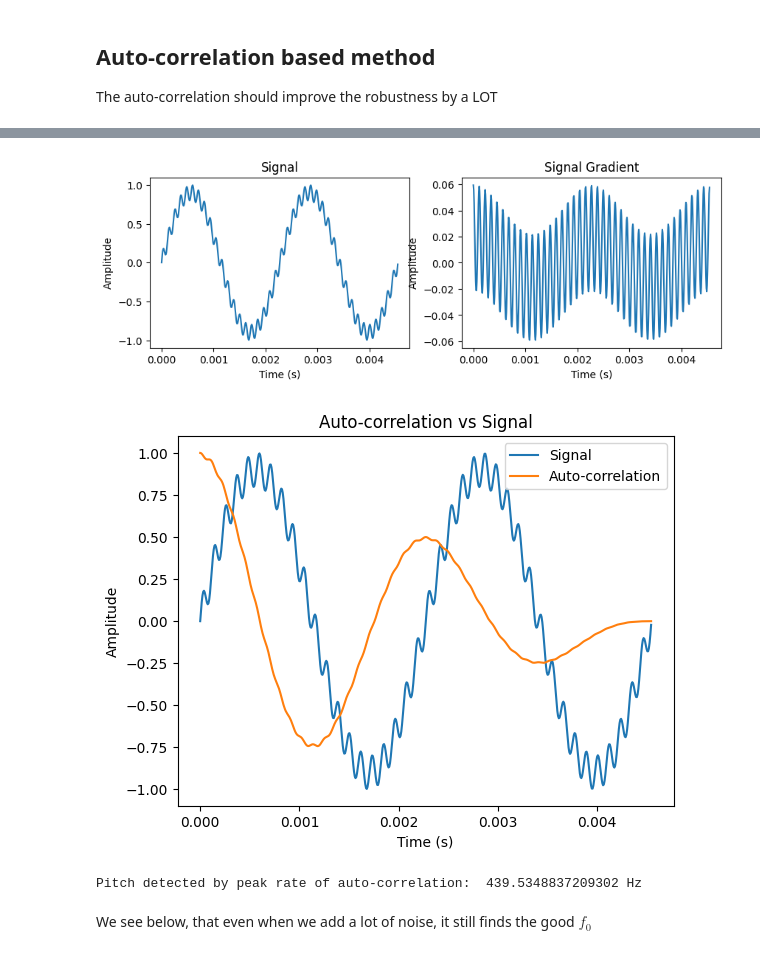
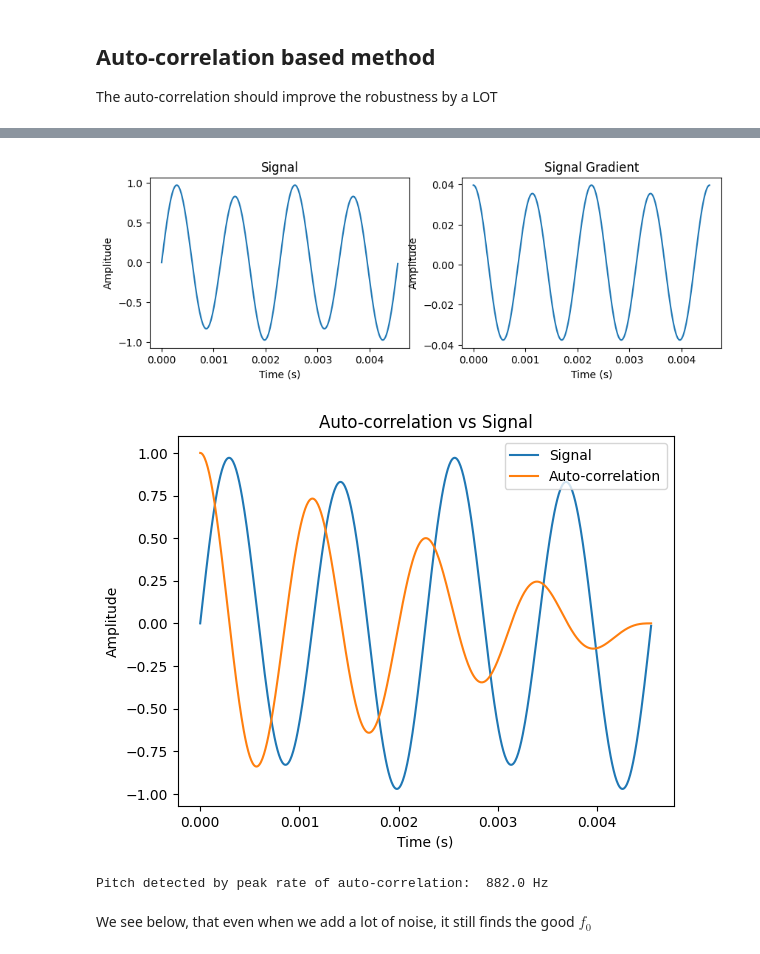
Before and after one commit to nathan-rousselot/pyautotune, a Jupyter notebook: notebooks/pitch_detection_lab.ipynb, the cells around one changed output, grey strips where cells are left out. Drawn from its saved outputs; the diff is of its cells as text; code cells hidden in the pictures.

```diff
--- a/notebooks/pitch_detection_lab.ipynb
+++ b/notebooks/pitch_detection_lab.ipynb
@@ -132,27 +132,27 @@ Pitch detected by peak rate of auto-correlation:  439.5348837209302 Hz
 # %%
 fs = 44100*3
 f0 = 440
-f1 = f0*20
-A = 0.9
-A1 = 0.1
+f1 = f0*2
+A = 0.1
+A1 = 0.9
 nb_of_periods = 2
 
 K = 0
 
 s0 = generate_signal(fs=fs, f0=f0, number_of_periods=nb_of_periods)
 s1 = generate_signal(fs=fs, f0=f1, number_of_periods=nb_of_periods, duration=nb_of_periods/f0)
 s = A*s0 + A1*s1
 
 visualize_signal(s, fs)
 ac_s = auto_correlation(s)
 visualize_signal(s, fs, ac_s=ac_s)
 # %% [output]
-[figure, old version]
+[figure, new version]
-[figure, old version]
+[figure, new version]
 # %%
 print('Pitch detected by peak rate of auto-correlation: ', ac_s_to_hz(ac_s,fs), 'Hz')
 # %% [output]
-Pitch detected by peak rate of auto-correlation:  439.5348837209302 Hz
+Pitch detected by peak rate of auto-correlation:  882.0 Hz
 # %% [markdown]
 We see below, that even when we add a lot of noise, it still finds the good $f_0$
 # %%
```
Also changed, not shown: parts of 11 cells of this notebook, 11 other files.
